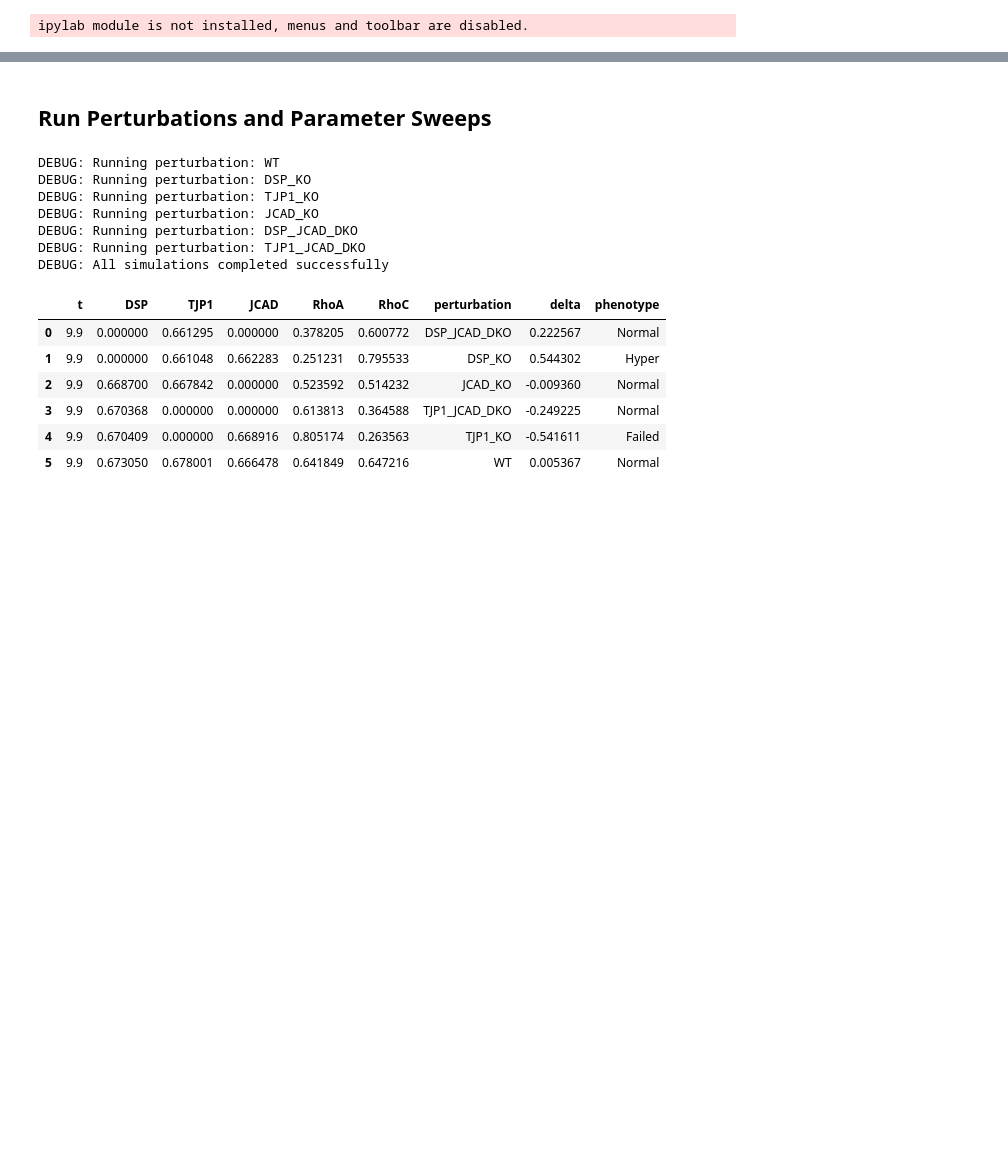
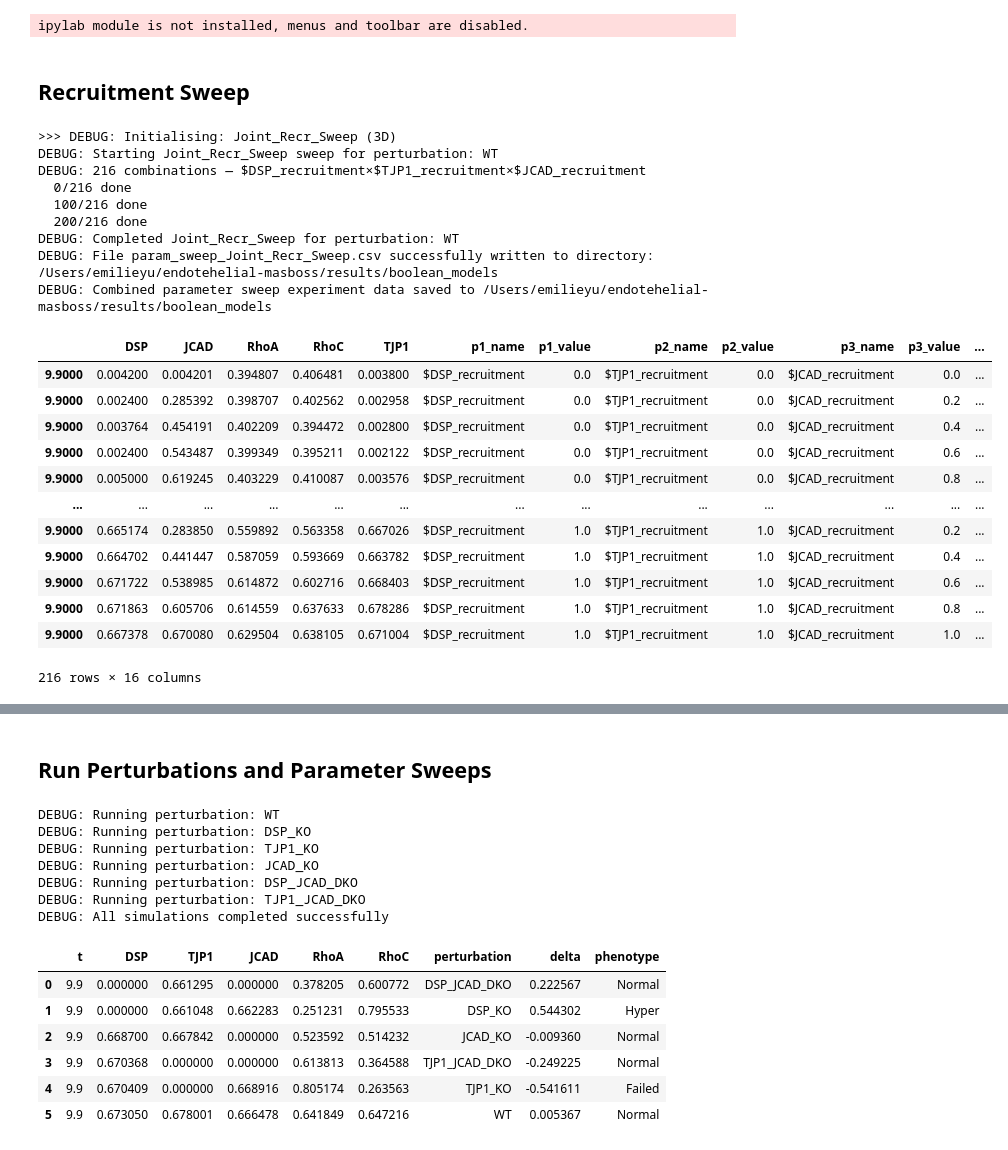
Before and after one commit to emilieyuu/endotehelial-masboss, a Jupyter notebook: notebooks/06_bm_runs_final.ipynb, the cells around one changed output, grey strips where cells are left out. Saved outputs shown, nothing was run; the diff lists cells and outputs as text; code cells hidden in the pictures; blank space fills up the shorter version.

```diff
--- a/notebooks/06_bm_runs_final.ipynb
+++ b/notebooks/06_bm_runs_final.ipynb
@@ -13,8 +13,8 @@ from src.config import load_sim_config, load_sweep_config
 from src.paths import *
 from boolean_models.scripts import *
 # %%
-sim_cfg = load_sim_config()
-sweep_cfg = load_sweep_config()
+sim_cfg = load_bm_sim_cfg()
+sweep_cfg = load_bm_sweep_cfg()
 
 MODELS_BND = DATA_DIR / sim_cfg['model']['bnd_v2']
 MODELS_CFG = DATA_DIR / sim_cfg['model']['cfg_v4']
@@ -23,3 +23,31 @@ MODELS_CFG = DATA_DIR / sim_cfg['model']['cfg_v4']
 base_model = maboss.load(str(MODELS_BND), str(MODELS_CFG))
 base_model.param['max_time'] = 10.0
 base_model.param['sample_count'] = 5000
+# %% [markdown]
+## Recruitment Sweep
+# %%
+joint_sweep_recruitment = run_sweeps(base_model, sweep_cfg, sim_cfg, target_exp="Joint_Recr_Sweep", result_dir=BM_RESULTS_DIR)
+joint_sweep_recruitment
+# %% [output]
+>>> DEBUG: Initialising: Joint_Recr_Sweep (3D)
+DEBUG: Starting Joint_Recr_Sweep sweep for perturbation: WT
+DEBUG: 216 combinations — $DSP_recruitment×$TJP1_recruitment×$JCAD_recruitment
+  0/216 done
+  100/216 done
+  200/216 done
+DEBUG: Completed Joint_Recr_Sweep for perturbation: WT
+DEBUG: File param_sweep_Joint_Recr_Sweep.csv successfully written to directory: /Users/emilieyu/endotehelial-masboss/results/boolean_models
+DEBUG: Combined parameter sweep experiment data saved to /Users/emilieyu/endotehelial-masboss/results/boolean_models
+|  | DSP | JCAD | RhoA | RhoC | TJP1 | p1_name | p1_value | p2_name | p2_value | p3_name | p3_value | ... |
+| 9.9000 | 0.004200 | 0.004201 | 0.394807 | 0.406481 | 0.003800 | $DSP_recruitment | 0.0 | $TJP1_recruitment | 0.0 | $JCAD_recruitment | 0.0 | ... |
+| 9.9000 | 0.002400 | 0.285392 | 0.398707 | 0.402562 | 0.002958 | $DSP_recruitment | 0.0 | $TJP1_recruitment | 0.0 | $JCAD_recruitment | 0.2 | ... |
+| 9.9000 | 0.003764 | 0.454191 | 0.402209 | 0.394472 | 0.002800 | $DSP_recruitment | 0.0 | $TJP1_recruitment | 0.0 | $JCAD_recruitment | 0.4 | ... |
+| 9.9000 | 0.002400 | 0.543487 | 0.399349 | 0.395211 | 0.002122 | $DSP_recruitment | 0.0 | $TJP1_recruitment | 0.0 | $JCAD_recruitment | 0.6 | ... |
+| 9.9000 | 0.005000 | 0.619245 | 0.403229 | 0.410087 | 0.003576 | $DSP_recruitment | 0.0 | $TJP1_recruitment | 0.0 | $JCAD_recruitment | 0.8 | ... |
+| ... | ... | ... | ... | ... | ... | ... | ... | ... | ... | ... | ... | ... |
+| 9.9000 | 0.665174 | 0.283850 | 0.559892 | 0.563358 | 0.667026 | $DSP_recruitment | 1.0 | $TJP1_recruitment | 1.0 | $JCAD_recruitment | 0.2 | ... |
+| 9.9000 | 0.664702 | 0.441447 | 0.587059 | 0.593669 | 0.663782 | $DSP_recruitment | 1.0 | $TJP1_recruitment | 1.0 | $JCAD_recruitment | 0.4 | ... |
+| 9.9000 | 0.671722 | 0.538985 | 0.614872 | 0.602716 | 0.668403 | $DSP_recruitment | 1.0 | $TJP1_recruitment | 1.0 | $JCAD_recruitment | 0.6 | ... |
+| 9.9000 | 0.671863 | 0.605706 | 0.614559 | 0.637633 | 0.678286 | $DSP_recruitment | 1.0 | $TJP1_recruitment | 1.0 | $JCAD_recruitment | 0.8 | ... |
+| 9.9000 | 0.667378 | 0.670080 | 0.629504 | 0.638105 | 0.671004 | $DSP_recruitment | 1.0 | $TJP1_recruitment | 1.0 | $JCAD_recruitment | 1.0 | ... |
+216 rows × 16 columns
```
Also changed, not shown: parts of 3 cells of this notebook, 17 other files.
